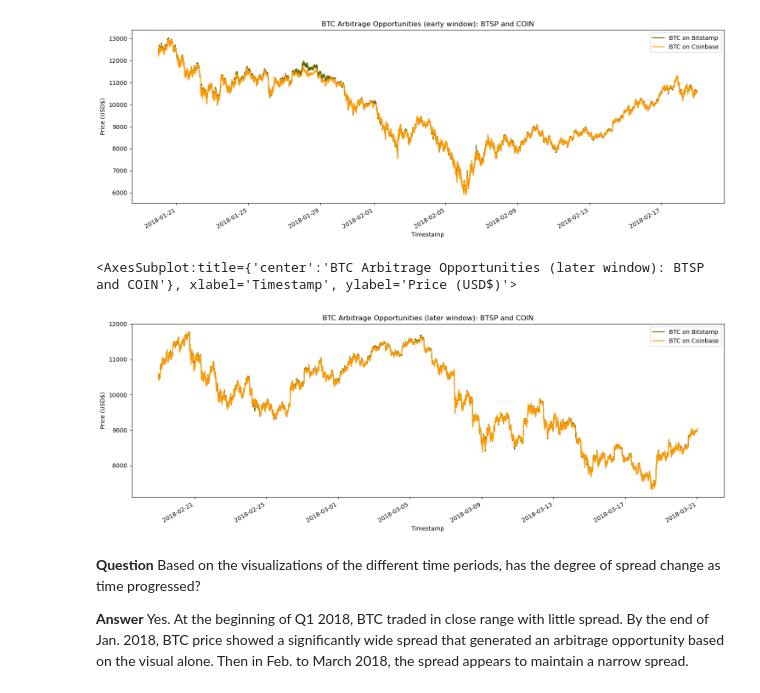
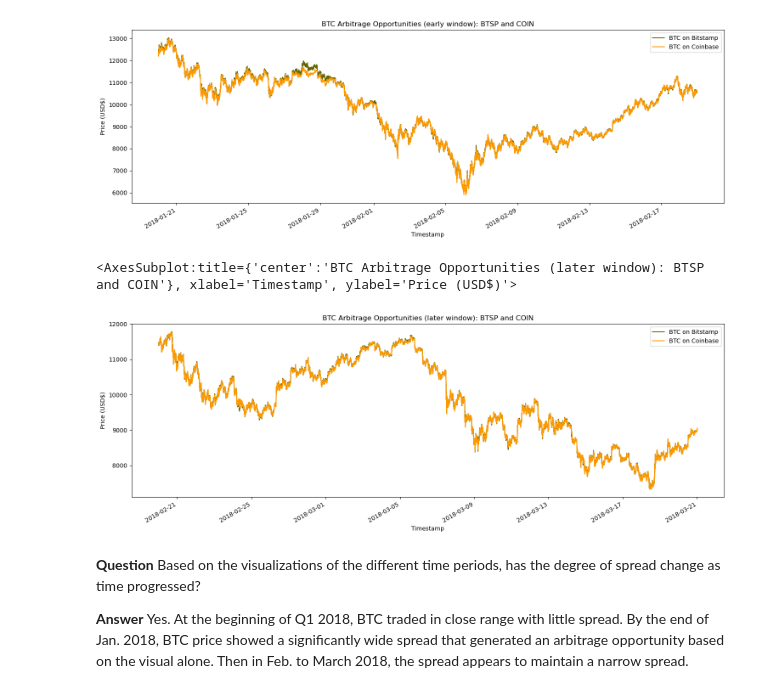
Before and after one commit to markwbeers/BTC_Visual_Arbitrage_Analyzer, a Jupyter notebook: crypto_arbitrage.ipynb, the cells around one changed output. Saved outputs shown, nothing was run; the diff lists cells and outputs as text; code cells hidden in the pictures.

```diff
--- a/crypto_arbitrage.ipynb
+++ b/crypto_arbitrage.ipynb
@@ -403,25 +401,25 @@ coinbase['Close'].loc['2018-01-20' : '2018-02-18'].plot(
 # %%
 # Using the loc and plot functions, create an overlay plot that visualizes
 # the price action of both DataFrames for a one month period later in the dataset
 # Be sure to include the parameters: legend, figure size, title, and color and label
 
-bitstamp['Close'].loc['2018-02-19' : '2018-03-20'].plot(
+bitstamp['Close'].loc['2018-02-20' : '2018-03-20'].plot(
     legend=True,
     figsize=(18,6),
     ylabel="Price (USD$)",
     title="BTC Arbitrage Opportunities (later window): BTSP and COIN",
     color="#666600",
     label="BTC on Bitstamp")
 
-coinbase['Close'].loc['2018-02-19' : '2018-03-20'].plot(
+coinbase['Close'].loc['2018-02-20' : '2018-03-20'].plot(
     legend=True,
     figsize=(18,6),
     ylabel="Price (USD$)",
     color="#ff9900",
     label="BTC on Coinbase")
 # %% [output]
 <AxesSubplot:title={'center':'BTC Arbitrage Opportunities (later window): BTSP and COIN'}, xlabel='Timestamp', ylabel='Price (USD$)'>
-[figure, old version]
+[figure, new version]
 # %% [markdown]
 **Question** Based on the visualizations of the different time periods, has the degree of spread change as time progressed?
 
```
Also changed, not shown: parts of 39 cells of this notebook.
